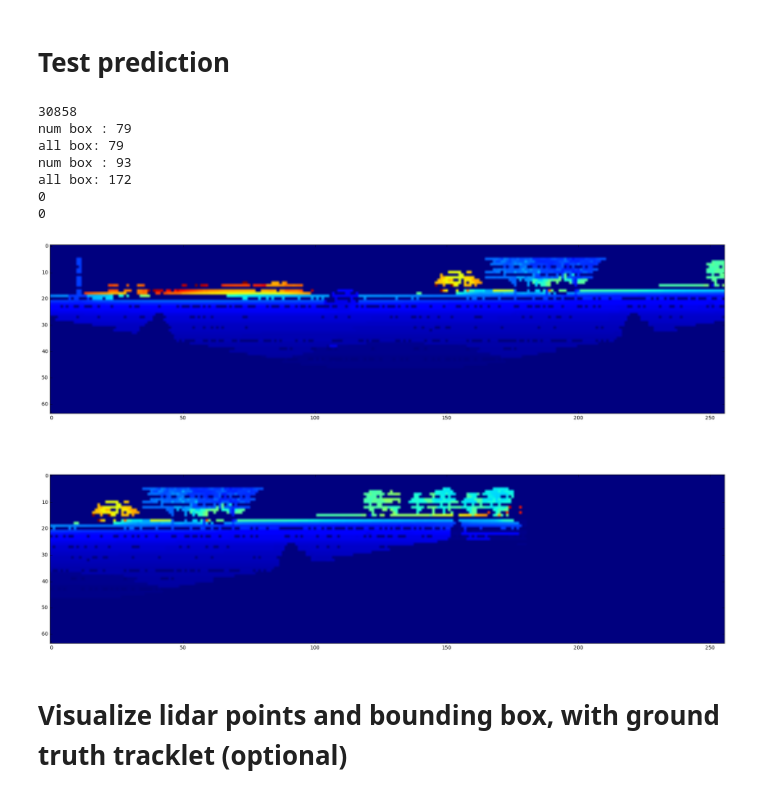
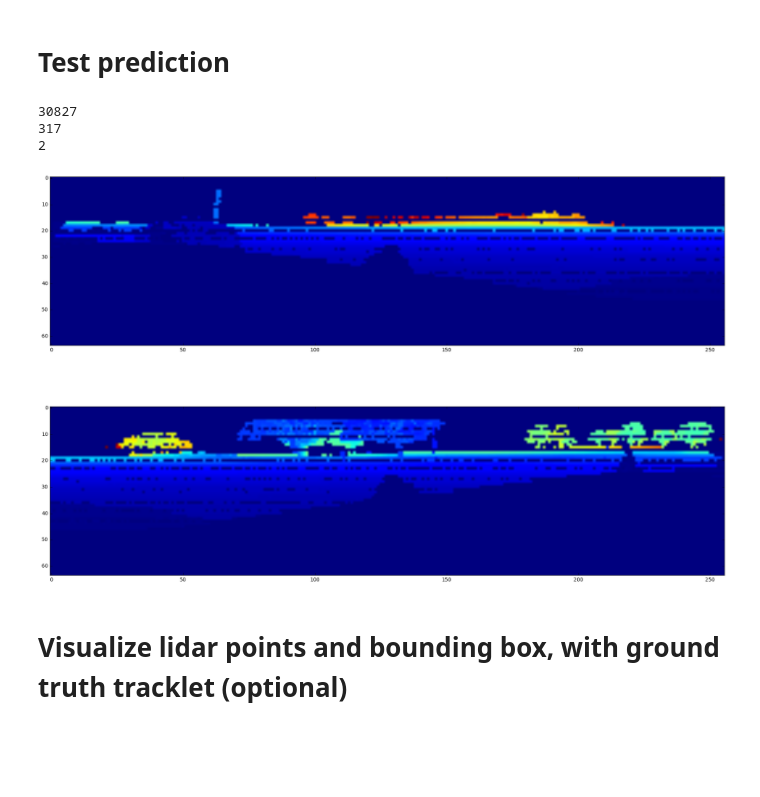
Before and after one commit to hb0702/Didi_challenge_2017_Python, a Jupyter notebook: generate_tracklet.ipynb, the cells around one changed output. Drawn from its saved outputs; the diff is of its cells as text; code cells hidden in the pictures; blank space fills up the shorter version.

```diff
--- a/generate_tracklet.ipynb
+++ b/generate_tracklet.ipynb
@@ -39,15 +39,16 @@ def predict_boxes_(model, lidar,
                    cluster=True, seg_thres=0.5, cluster_dist=0.1, min_dist=1.5, neigbor_thres=3,
                    ver_fov=(-24.4, 15.), v_res=0.42,
                    num_hor_seg=2, # only 2 or 4
-                   visualize=True
+                   merge_boxes=True,
+                   visualize=False
                   ):
     all_view = []
     hor_fov_arr = []
     h_res = 0.0
     if num_hor_seg == 2:
-        hor_fov_arr.append([-130.,42.])
+        hor_fov_arr.append([-180.,0.])
         hor_fov_arr.append([0.,180.])
-        h_res = 1.#0.703125
+        h_res = 0.703125
     elif num_hor_seg == 4:
         hor_fov_arr.append([-180.,-90.])
         hor_fov_arr.append([-90.,0.])
@@ -140,28 +141,24 @@ def predict_boxes_(model, lidar,
     return all_boxes, np.array(cluster_boxes)
 # %%
 
-lidar = np.load('test_data/19_f2/lidar_239.npy')
+lidar = np.load('test_data/19_f2/lidar_270.npy')
 print(len(lidar))
 
 cluster_boxes = []
 all_boxes = []
 
 all_boxes, cluster_boxes = predict_boxes_(model, lidar, cluster = True,
-                                            seg_thres=0.5, cluster_dist = 0.7, min_dist = 1.5, neigbor_thres = 3,
-                                            ver_fov=(-24.4, 15.), v_res=1,
+                                            seg_thres=0.8, cluster_dist = 0.4, min_dist = 3., neigbor_thres = 3,
+                                            ver_fov=(-24.4, 15.), v_res=1.,
                                             num_hor_seg=2, # only 2 or 4
                                             visualize=True)
 print(len(all_boxes))
 print(len(cluster_boxes))
 # %% [output]
-30858
-num box : 79
-all box: 79
-num box : 93
-all box: 172
-0
-0
+30827
+317
+2
-[figure, old version]
+[figure, new version]
 # %% [markdown]
 # Visualize lidar points and bounding box, with ground truth tracklet (optional)
 # %%
```
Also changed, not shown: parts of 1 cell of this notebook.
